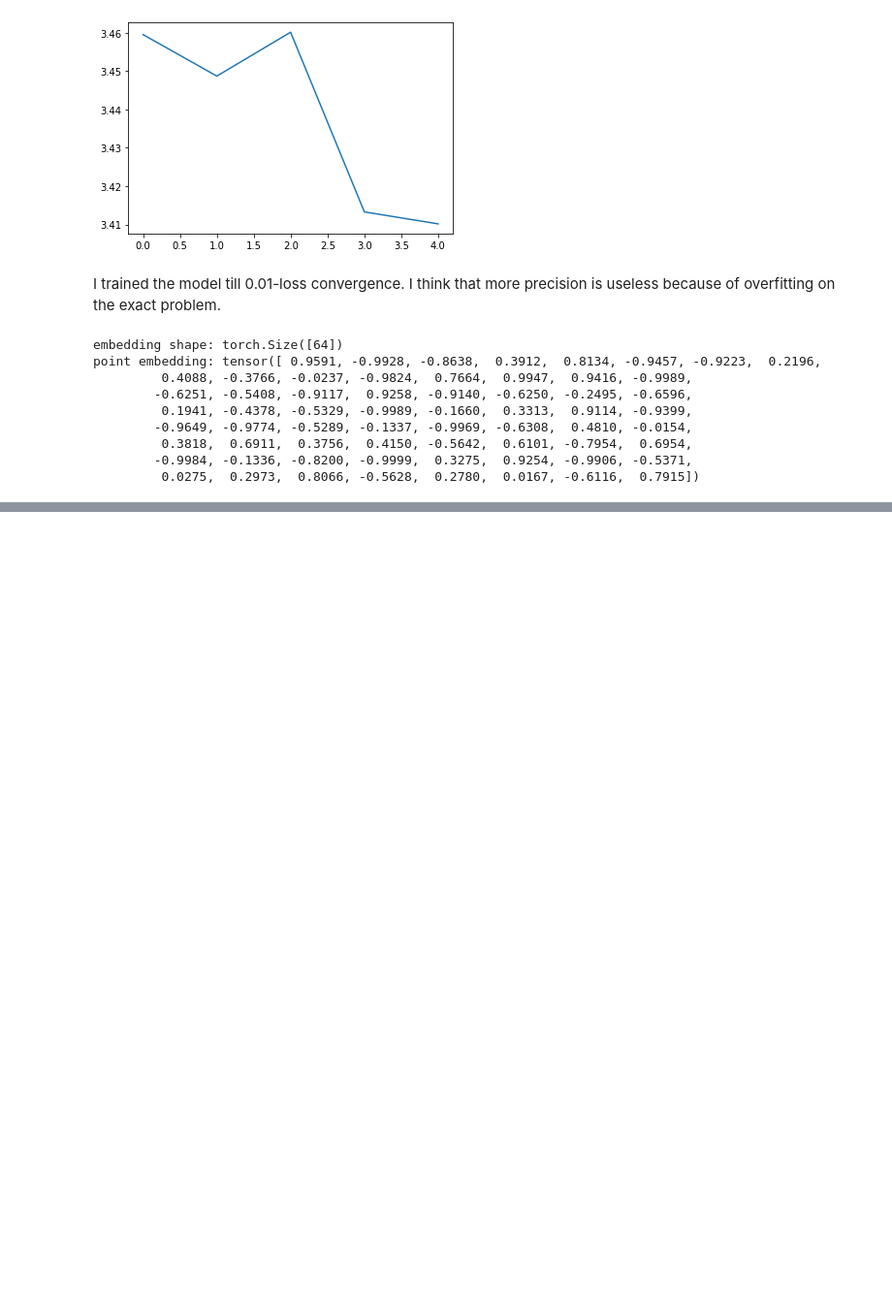
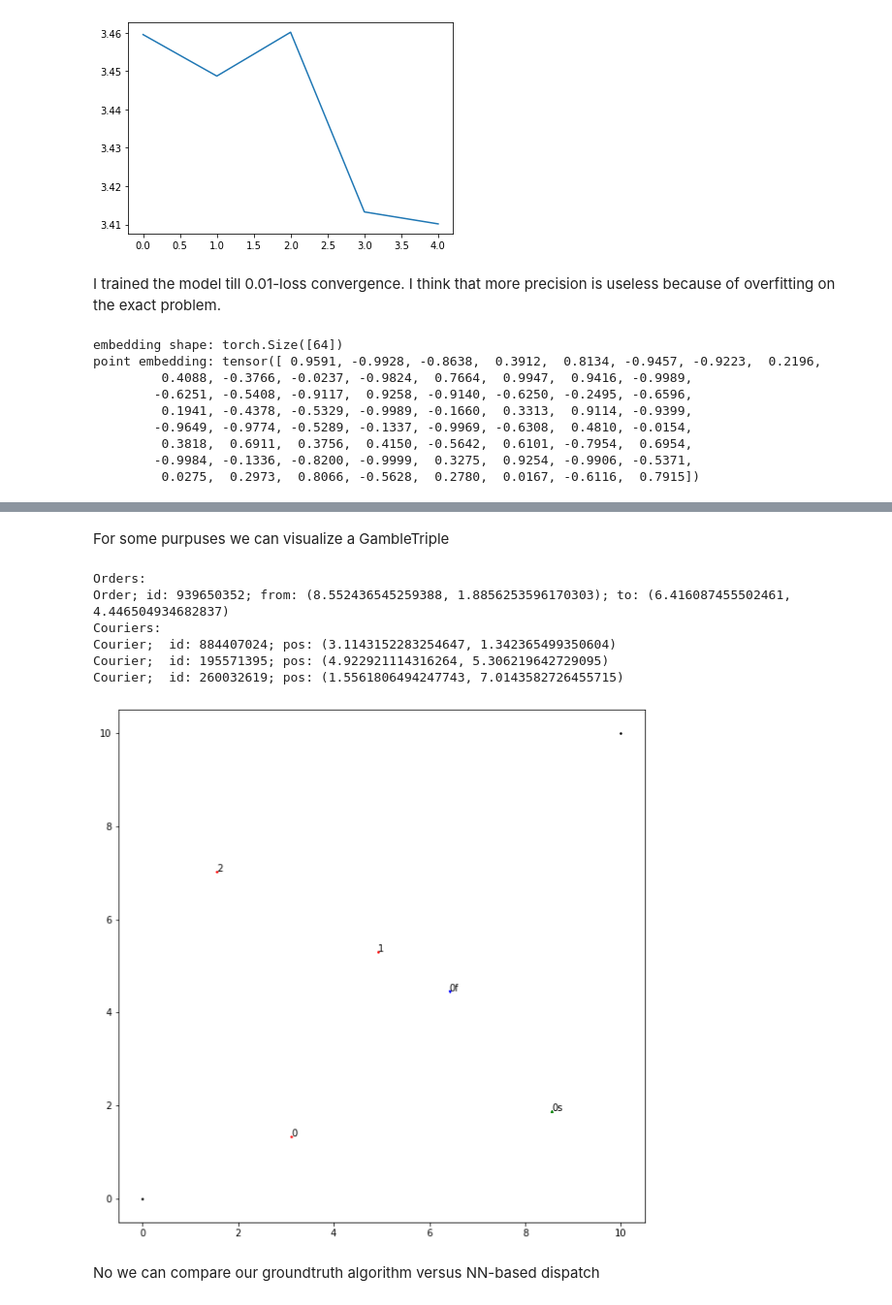
Before and after one commit to limon8884/delivery-RL, a Jupyter notebook: results.ipynb, the cells around one changed output, grey strips where cells are left out. Shown at 97% size. Drawn from its saved outputs; the diff is of its cells as text; code cells hidden in the pictures; blank space fills up the shorter version.

```diff
--- a/results.ipynb
+++ b/results.ipynb
@@ -178,0 +271,24 @@ point embedding: tensor([ 0.9591, -0.9928, -0.8638,  0.3912,  0.8134, -0.9457, -
+# %% [markdown]
+For some purpuses we can visualize a GambleTriple
+# %%
+import matplotlib.pyplot as plt
+fig, ax = plt.subplots()
+fig.set_figheight(10)
+fig.set_figwidth(10)
+
+bounds[0].plot(ax, color='black')
+bounds[1].plot(ax, color='black')
+
+random_triple = random_triple(bounds, max_items=3)
+print(random_triple)
+random_triple.plot(ax)
+# %% [output]
+Orders:
+Order; id: 939650352; from: (8.552436545259388, 1.8856253596170303); to: (6.416087455502461, 4.446504934682837)
+Couriers:
+Courier;  id: 884407024; pos: (3.1143152283254647, 1.342365499350604)
+Courier;  id: 195571395; pos: (4.922921114316264, 5.306219642729095)
+Courier;  id: 260032619; pos: (1.5561806494247743, 7.0143582726455715)
+[figure, added]
+# %% [markdown]
+No we can compare our groundtruth algorithm versus NN-based dispatch
```
Also changed, not shown: parts of 4 cells of this notebook, 1 other file.
